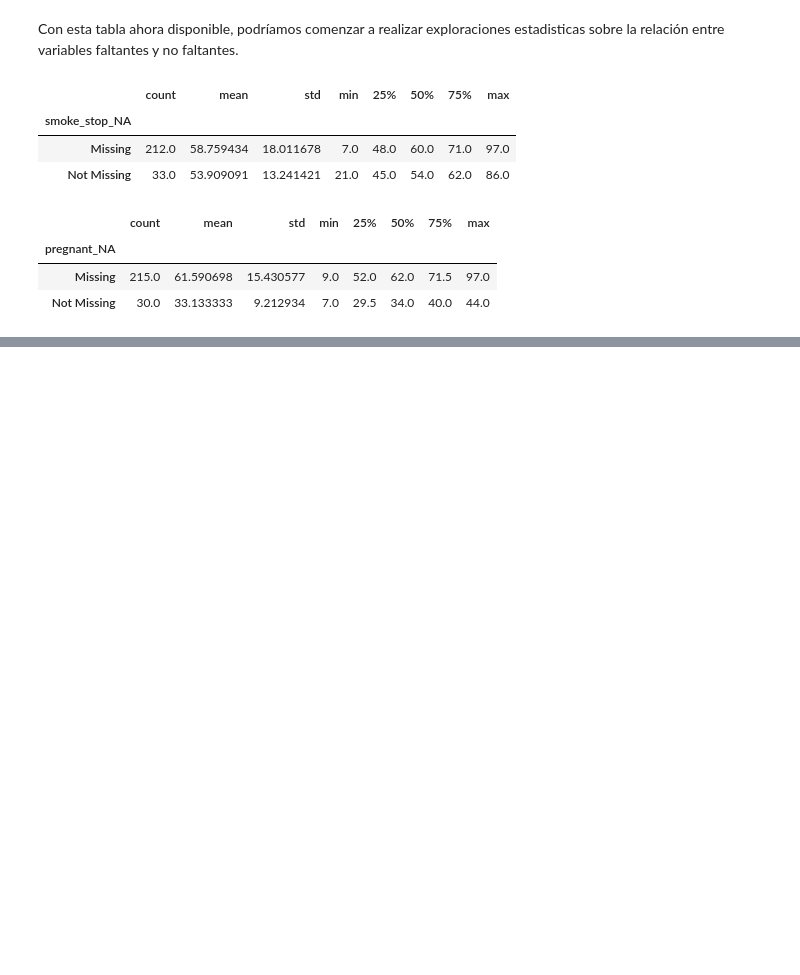
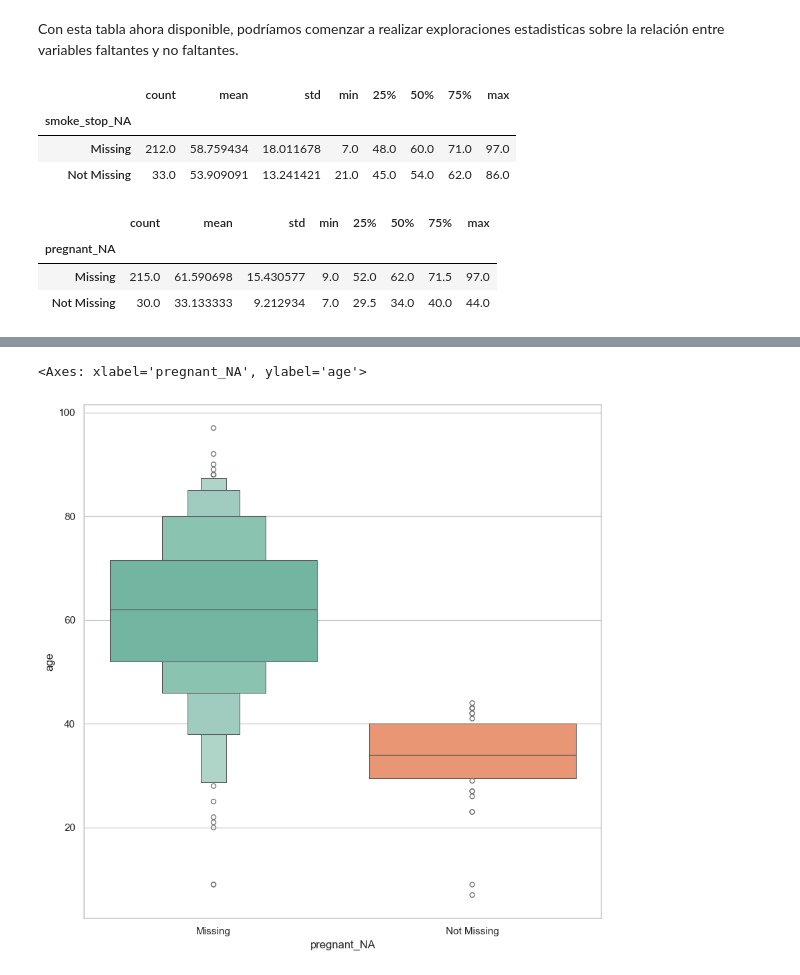
Before and after one commit to PedroRgz/Curso-Manejo-de-datos-faltantes, a Jupyter notebook: Manejo de datos faltantes: Exploración.ipynb, the cells around one changed output, grey strips where cells are left out. Cells and saved outputs as stored; diff of their text form; code cells hidden in the pictures; blank space fills up the shorter version.

```diff
--- a/Manejo de datos faltantes: Exploración.ipynb
+++ b/Manejo de datos faltantes: Exploración.ipynb
@@ -1611,0 +1659,11 @@ nabular_matrix.groupby(["pregnant_NA"])["age"].describe()
+# %%
+sns.boxenplot(
+    data=nabular_only_missing_matrix,
+    x="pregnant_NA",
+    y="age",
+    hue="pregnant_NA",
+    palette="Set2"
+)
+# %% [output]
+<Axes: xlabel='pregnant_NA', ylabel='age'>
+[figure, added]
```
Also changed, not shown: parts of 10 cells of this notebook.
